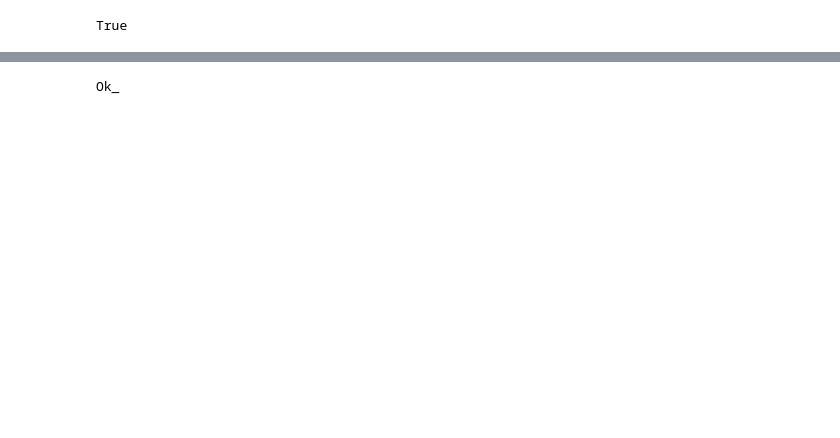
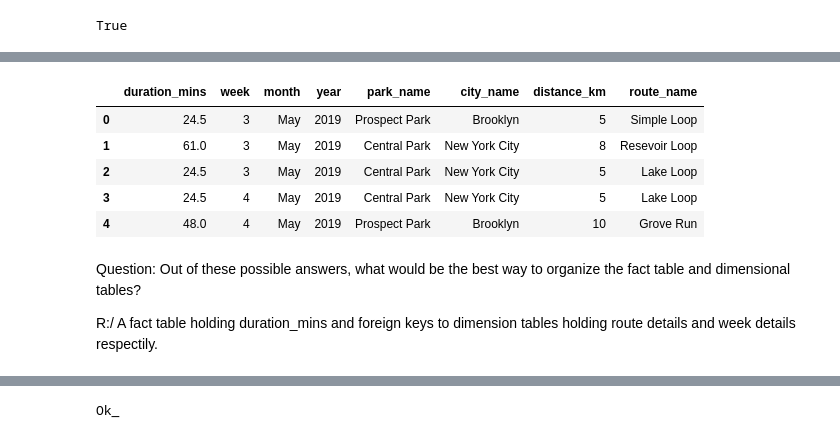
Before and after one commit to oecorrechag/Data-Engineer-track, a Jupyter notebook: Course 7 Database Design/notebooks/7.1.0_Processing, Storing, and Organizing Data.ipynb, the cells around one changed output, grey strips where cells are left out. Cells and saved outputs as stored; diff of their text form; code cells hidden in the pictures; blank space fills up the shorter version.

```diff
--- a/Course 7 Database Design/notebooks/7.1.0_Processing, Storing, and Organizing Data.ipynb
+++ b/Course 7 Database Design/notebooks/7.1.0_Processing, Storing, and Organizing Data.ipynb
@@ -404,0 +80,14 @@ cur.execute("""
+# %%
+runs = pd.read_csv(raw / 'runs.csv', sep = ',', decimal = '.', header = 0, encoding = 'utf-8')
+runs.head()
+# %% [output]
+|  | duration_mins | week | month | year | park_name | city_name | distance_km | route_name |
+| 0 | 24.5 | 3 | May | 2019 | Prospect Park | Brooklyn | 5 | Simple Loop |
+| 1 | 61.0 | 3 | May | 2019 | Central Park | New York City | 8 | Resevoir Loop |
+| 2 | 24.5 | 3 | May | 2019 | Central Park | New York City | 5 | Lake Loop |
+| 3 | 24.5 | 4 | May | 2019 | Central Park | New York City | 5 | Lake Loop |
+| 4 | 48.0 | 4 | May | 2019 | Prospect Park | Brooklyn | 10 | Grove Run |
+# %% [markdown]
+Question: Out of these possible answers, what would be the best way to organize the fact table and dimensional tables?
+
+R:/ A fact table holding duration_mins and foreign keys to dimension tables holding route details and week details respectily.
```
Also changed, not shown: parts of 40 cells of this notebook, 1 other file.
